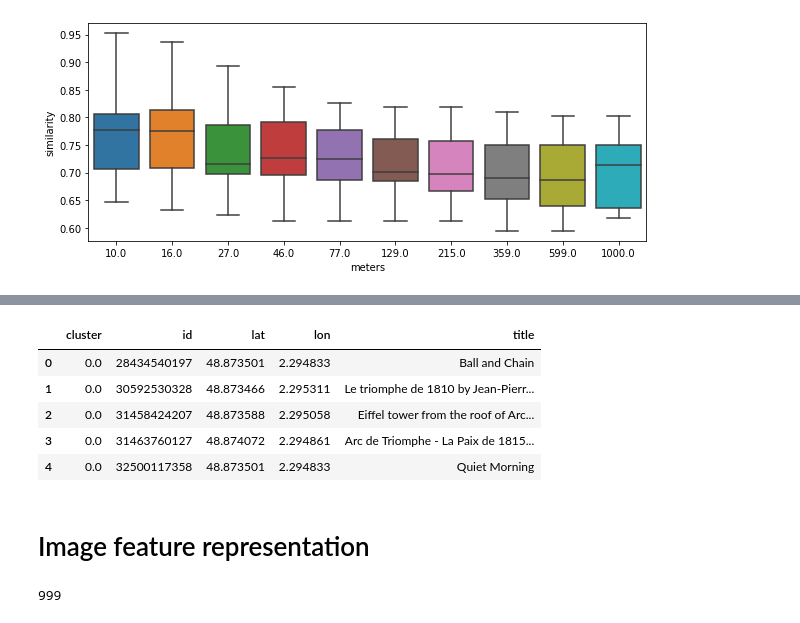
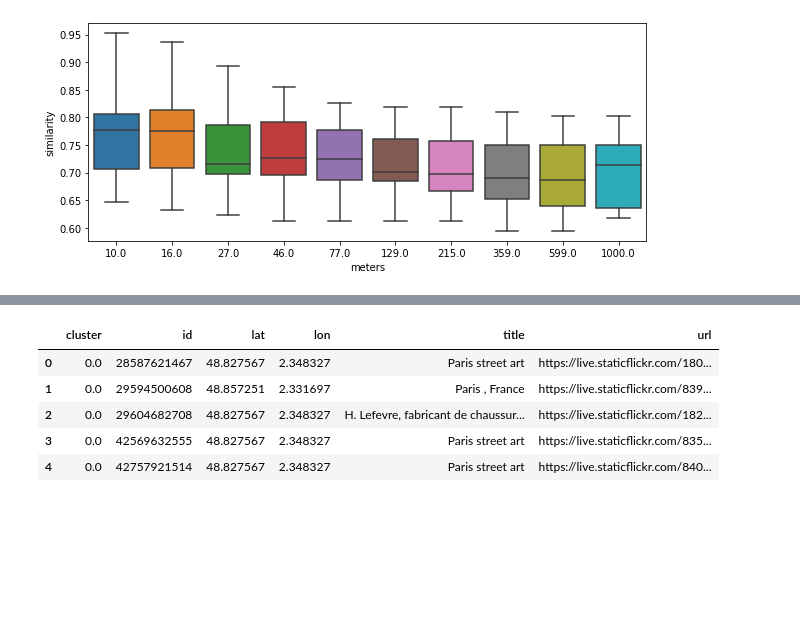
Before and after one commit to sylvainma/Explorify, a Jupyter notebook: explorify/clustering.ipynb, the cells around one changed output, grey strips where cells are left out. Cells and saved outputs as stored; diff of their text form; code cells hidden in the pictures; blank space fills up the shorter version.

```diff
--- a/explorify/clustering.ipynb
+++ b/explorify/clustering.ipynb
@@ -148,0 +174,19 @@ plt.show()
+# %%
+from utils.vis import thumb_grid
+
+# Get images in clusters
+cluster_imgs = {}
+for label in set(model.labels):
+    if label == -1: continue
+    photos_id = [model.idx[i] for i in range(model.labels.shape[0]) if model.labels[i] == label]
+    cluster_imgs[label] = []
+    subset = np.random.choice(len(photos_id), size=min(len(photos_id), 6), replace=False)
+    for photo_id in [photos_id[i] for i in subset]:
+        _, img, _ = params["dataset"].get_id(int(photo_id))
+        cluster_imgs[label].append(img)
+
+# Visualize photos from the same cluster
+cluster_label = 1
+fig = thumb_grid(cluster_imgs[cluster_label], (3, 3))
+fig.set_size_inches(10, 10)
+plt.show()
@@ -149,22 +195,35 @@ plt.show()
 # %%
+from utils.geojson import GeoJson
+
+# Build GeoJSON
 df = pd.DataFrame()
-for label in set(y_train):
+for label in set(model.labels):
     if label == -1: continue
-    photos_id = X[y_train == label, 0]
+    photos_id = [model.idx[i] for i in range(model.labels.shape[0]) if model.labels[i] == label]
     for photo_id in photos_id:
-        metadata, _, _ = dataset.get_id(int(photo_id))
+        metadata, _, _ = params["dataset"].get_id(int(photo_id))
         df = df.append({
             "lat": float(metadata["location"]["latitude"]),
             "lon": float(metadata["location"]["longitude"]),
             "id": metadata["id"],
-            "title": str(metadata["title"]) if "title" in metadata.keys() else "(No title)",
+            "title": str(metadata["title"]) if ("title" in metadata.keys() and metadata["title"] != "") else "(No title)",
+            "url": metadata["photo_file_urls"]["Small"],
             "cluster": int(label)
         }, ignore_index=True)
+
+# Export GeoJSON
+geojson_data = GeoJson().to_geojson(df,
+    'cluster', # column for grouping to the same pin color
+    'lat', # latitude column name
+    'lon', # longitude column name
+    [c for c in df.columns] # metadata to add in the geojson
+)
+geojson_data.save_to("geojson-viewer/data.geojson")
 df.head()
 # %% [output]
-|  | cluster | id | lat | lon | title |
-| 0 | 0.0 | 28434540197 | 48.873501 | 2.294833 | Ball and Chain |
-| 1 | 0.0 | 30592530328 | 48.873466 | 2.295311 | Le triomphe de 1810 by Jean-Pierr... |
-| 2 | 0.0 | 31458424207 | 48.873588 | 2.295058 | Eiffel tower from the roof of Arc... |
-| 3 | 0.0 | 31463760127 | 48.874072 | 2.294861 | Arc de Triomphe - La Paix de 1815... |
-| 4 | 0.0 | 32500117358 | 48.873501 | 2.294833 | Quiet Morning |
+|  | cluster | id | lat | lon | title | url |
+| 0 | 0.0 | 28587621467 | 48.827567 | 2.348327 | Paris street art | https://live.staticflickr.com/180... |
+| 1 | 0.0 | 29594500608 | 48.857251 | 2.331697 | Paris , France | https://live.staticflickr.com/839... |
+| 2 | 0.0 | 29604682708 | 48.827567 | 2.348327 | H. Lefevre, fabricant de chaussur... | https://live.staticflickr.com/182... |
+| 3 | 0.0 | 42569632555 | 48.827567 | 2.348327 | Paris street art | https://live.staticflickr.com/835... |
+| 4 | 0.0 | 42757921514 | 48.827567 | 2.348327 | Paris street art | https://live.staticflickr.com/840... |
@@ -182,17 +229,0 @@ geojson_data.save_to("geojson-viewer/data.geojson")
-# %% [markdown]
-# Image feature representation
-# %%
-# Get features from dataset
-it = dataset.get()
-idx = []
-images = []
-for i, row in enumerate(it):
-    metadata, img, embedding = row
-    # ID
-    idx.append(metadata["id"])
-    # Embedding
-    images.append(img)
-
-len(images)
-# %% [output]
-999
```
Also changed, not shown: parts of 15 cells of this notebook, 4 other files.
